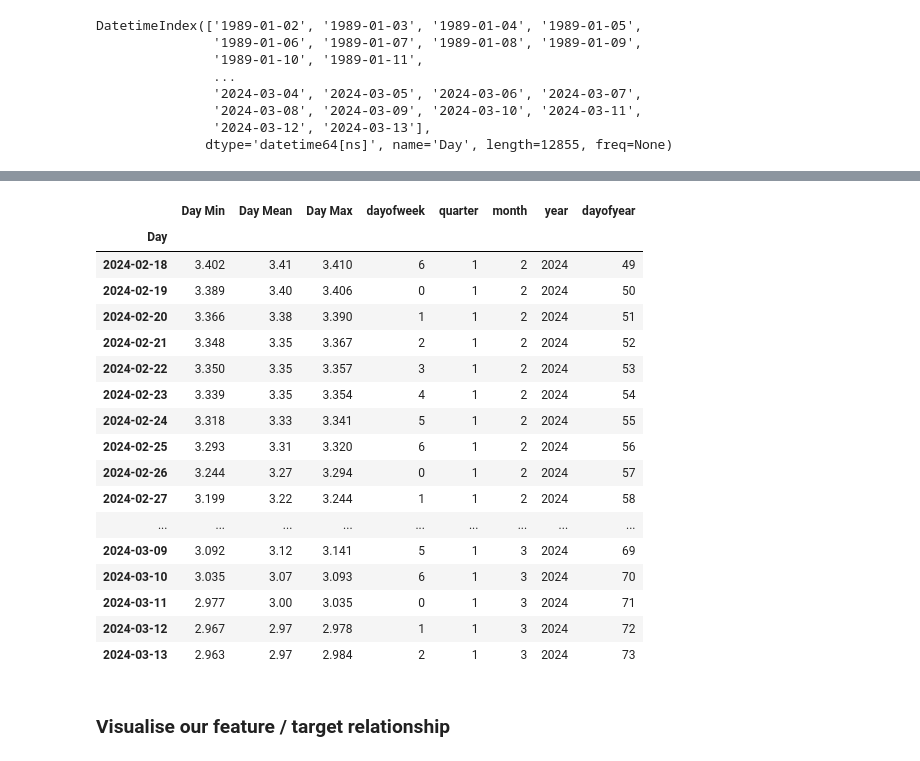
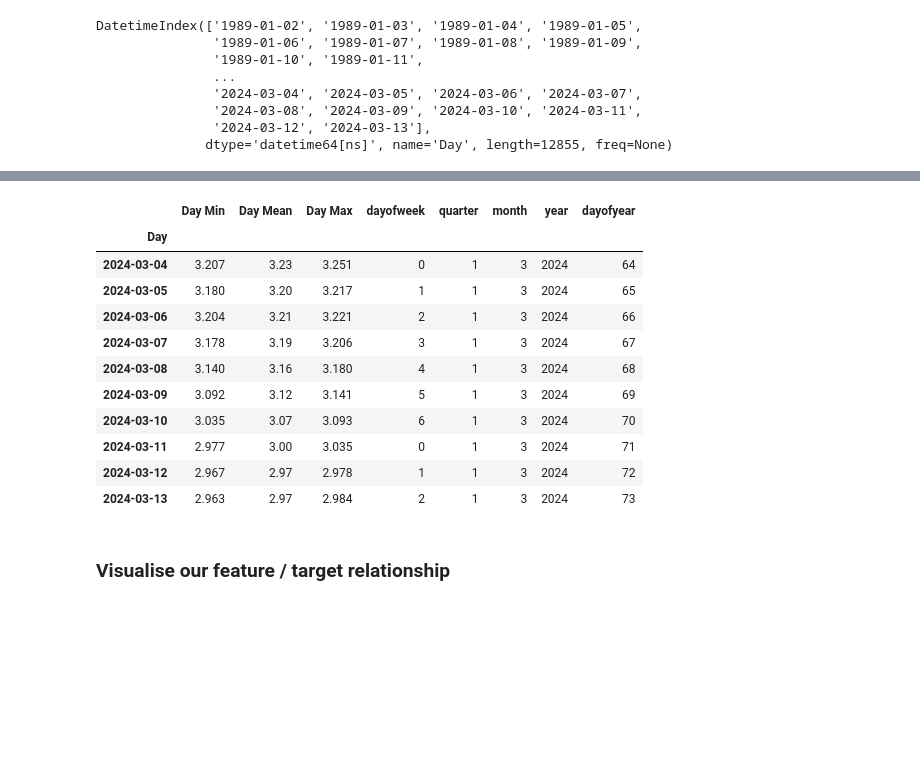
Before and after one commit to burked9/shannon-flood-piml, a Jupyter notebook: water_levels_banagher.ipynb, the cells around one changed output, grey strips where cells are left out. Cells and saved outputs as stored; diff of their text form; code cells hidden in the pictures; blank space fills up the shorter version.

```diff
--- a/water_levels_banagher.ipynb
+++ b/water_levels_banagher.ipynb
@@ -193,21 +187,15 @@ df.tail(25)
 | 2024-03-14 00:15:00+00:00 | 2024-03-14T00:15:00.000Z | 2.996 | 0 | 3 | 1 | 3 | 2024 | 74 |
 | 2024-03-14 00:30:00+00:00 | 2024-03-14T00:30:00.000Z | 2.995 | 0 | 3 | 1 | 3 | 2024 | 74 |
 # %%
-df2.tail(25)
+df2.tail(10)
 # %% [output]
 |  | Day Min | Day Mean | Day Max | dayofweek | quarter | month | year | dayofyear |
 | Day |  |  |  |  |  |  |  |  |
-| 2024-02-18 | 3.402 | 3.41 | 3.410 | 6 | 1 | 2 | 2024 | 49 |
-| 2024-02-19 | 3.389 | 3.40 | 3.406 | 0 | 1 | 2 | 2024 | 50 |
-| 2024-02-20 | 3.366 | 3.38 | 3.390 | 1 | 1 | 2 | 2024 | 51 |
-| 2024-02-21 | 3.348 | 3.35 | 3.367 | 2 | 1 | 2 | 2024 | 52 |
-| 2024-02-22 | 3.350 | 3.35 | 3.357 | 3 | 1 | 2 | 2024 | 53 |
-| 2024-02-23 | 3.339 | 3.35 | 3.354 | 4 | 1 | 2 | 2024 | 54 |
-| 2024-02-24 | 3.318 | 3.33 | 3.341 | 5 | 1 | 2 | 2024 | 55 |
-| 2024-02-25 | 3.293 | 3.31 | 3.320 | 6 | 1 | 2 | 2024 | 56 |
-| 2024-02-26 | 3.244 | 3.27 | 3.294 | 0 | 1 | 2 | 2024 | 57 |
-| 2024-02-27 | 3.199 | 3.22 | 3.244 | 1 | 1 | 2 | 2024 | 58 |
-| ... | ... | ... | ... | ... | ... | ... | ... | ... |
+| 2024-03-04 | 3.207 | 3.23 | 3.251 | 0 | 1 | 3 | 2024 | 64 |
+| 2024-03-05 | 3.180 | 3.20 | 3.217 | 1 | 1 | 3 | 2024 | 65 |
+| 2024-03-06 | 3.204 | 3.21 | 3.221 | 2 | 1 | 3 | 2024 | 66 |
+| 2024-03-07 | 3.178 | 3.19 | 3.206 | 3 | 1 | 3 | 2024 | 67 |
+| 2024-03-08 | 3.140 | 3.16 | 3.180 | 4 | 1 | 3 | 2024 | 68 |
 | 2024-03-09 | 3.092 | 3.12 | 3.141 | 5 | 1 | 3 | 2024 | 69 |
 | 2024-03-10 | 3.035 | 3.07 | 3.093 | 6 | 1 | 3 | 2024 | 70 |
 | 2024-03-11 | 2.977 | 3.00 | 3.035 | 0 | 1 | 3 | 2024 | 71 |
```
Also changed, not shown: parts of 12 cells of this notebook.
